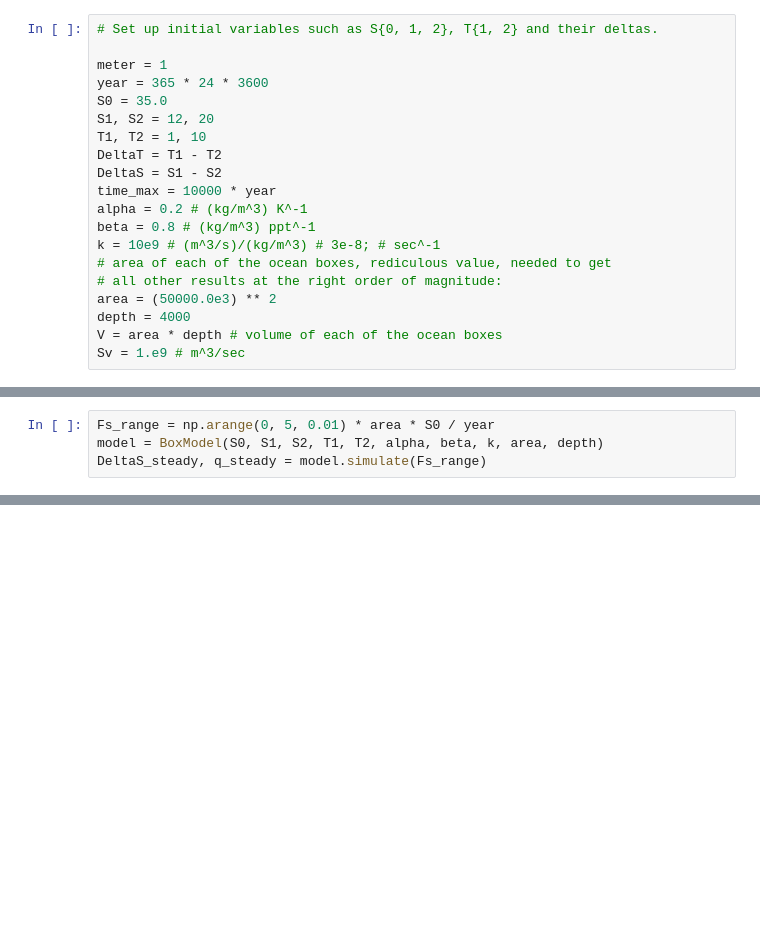
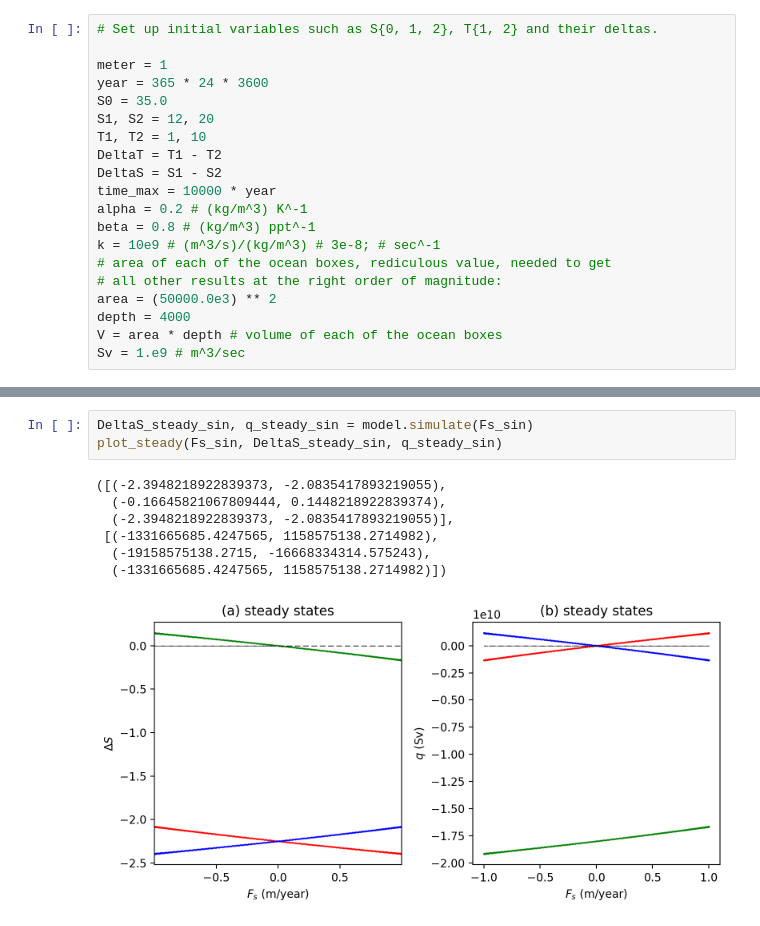
Before and after one commit to CompClimate/StommelBoxModel, a Jupyter notebook: box_model.ipynb, the cells around one changed output, grey strips where cells are left out. Cells and saved outputs as stored; diff of their text form; blank space fills up the shorter version.

```diff
--- a/box_model.ipynb
+++ b/box_model.ipynb
@@ -107,6 +118,2 @@ class BoxModel:
 
         return DeltaS_steady, q_steady
-# %%
-Fs_range = np.arange(0, 5, 0.01) * area * S0 / year
-model = BoxModel(S0, S1, S2, T1, T2, alpha, beta, k, area, depth)
-DeltaS_steady, q_steady = model.simulate(Fs_range)
@@ -147,0 +186,11 @@ plt.show()
+# %%
+DeltaS_steady_sin, q_steady_sin = model.simulate(Fs_sin)
+plot_steady(Fs_sin, DeltaS_steady_sin, q_steady_sin)
+# %% [output]
+([(-2.3948218922839373, -2.0835417893219055),
+  (-0.16645821067809444, 0.1448218922839374),
+  (-2.3948218922839373, -2.0835417893219055)],
+ [(-1331665685.4247565, 1158575138.2714982),
+  (-19158575138.2715, -16668334314.575243),
+  (-1331665685.4247565, 1158575138.2714982)])
+[figure, added]
```
Also changed, not shown: parts of 12 cells of this notebook.
